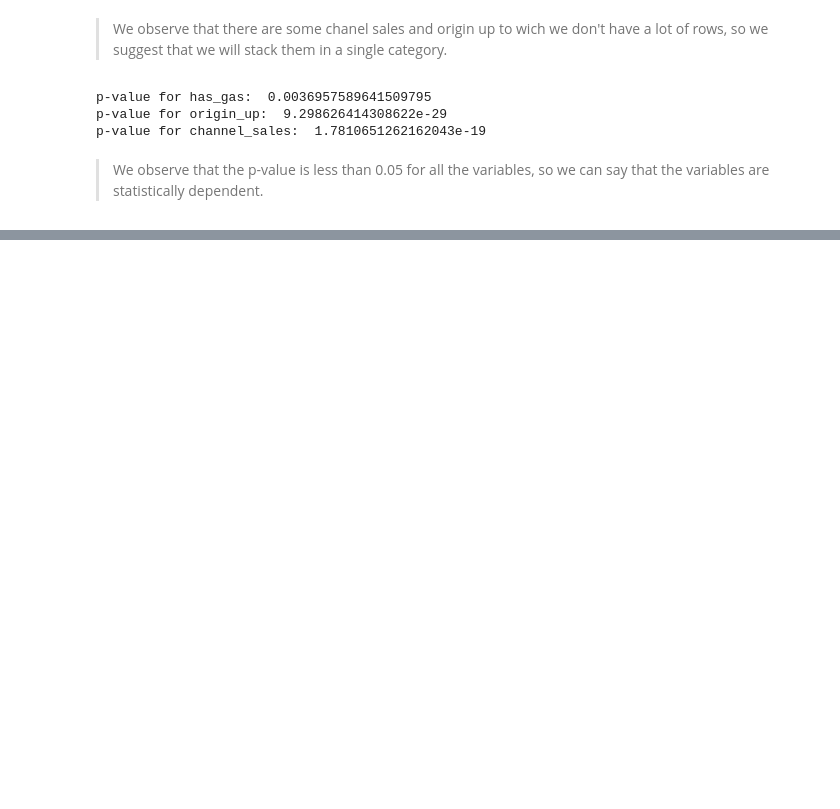
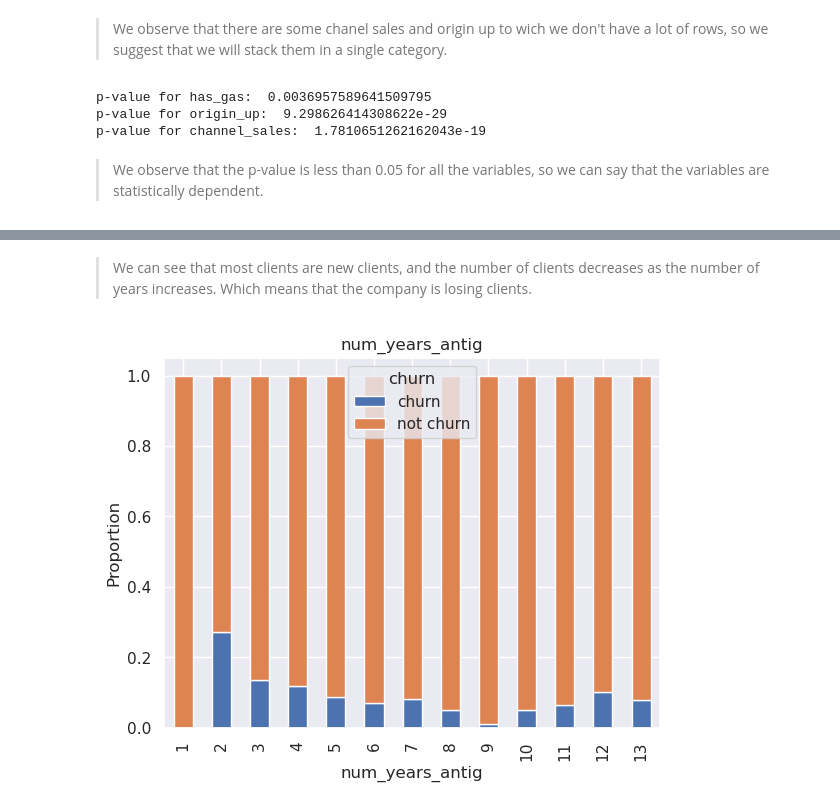
Before and after one commit to Killuamam/customer-churn, a Jupyter notebook: notebooks/eda_starter.ipynb, the cells around one changed output, grey strips where cells are left out. Drawn from its saved outputs; the diff is of its cells as text; code cells hidden in the pictures; blank space fills up the shorter version.

```diff
--- a/notebooks/eda_starter.ipynb
+++ b/notebooks/eda_starter.ipynb
@@ -443,0 +346,6 @@ p-value for channel_sales:  1.7810651262162043e-19
+# %% [markdown]
+> We can see that most clients are new clients, and the number of clients decreases as the number of years increases. Which means that the company is losing clients.
+# %%
+stack_proportional(client_df.replace({'churn': {0: 'not churn', 1: 'churn'}}), 'num_years_antig', title='num_years_antig')
+# %% [output]
+[figure, added]
```
Also changed, not shown: parts of 97 cells of this notebook.
